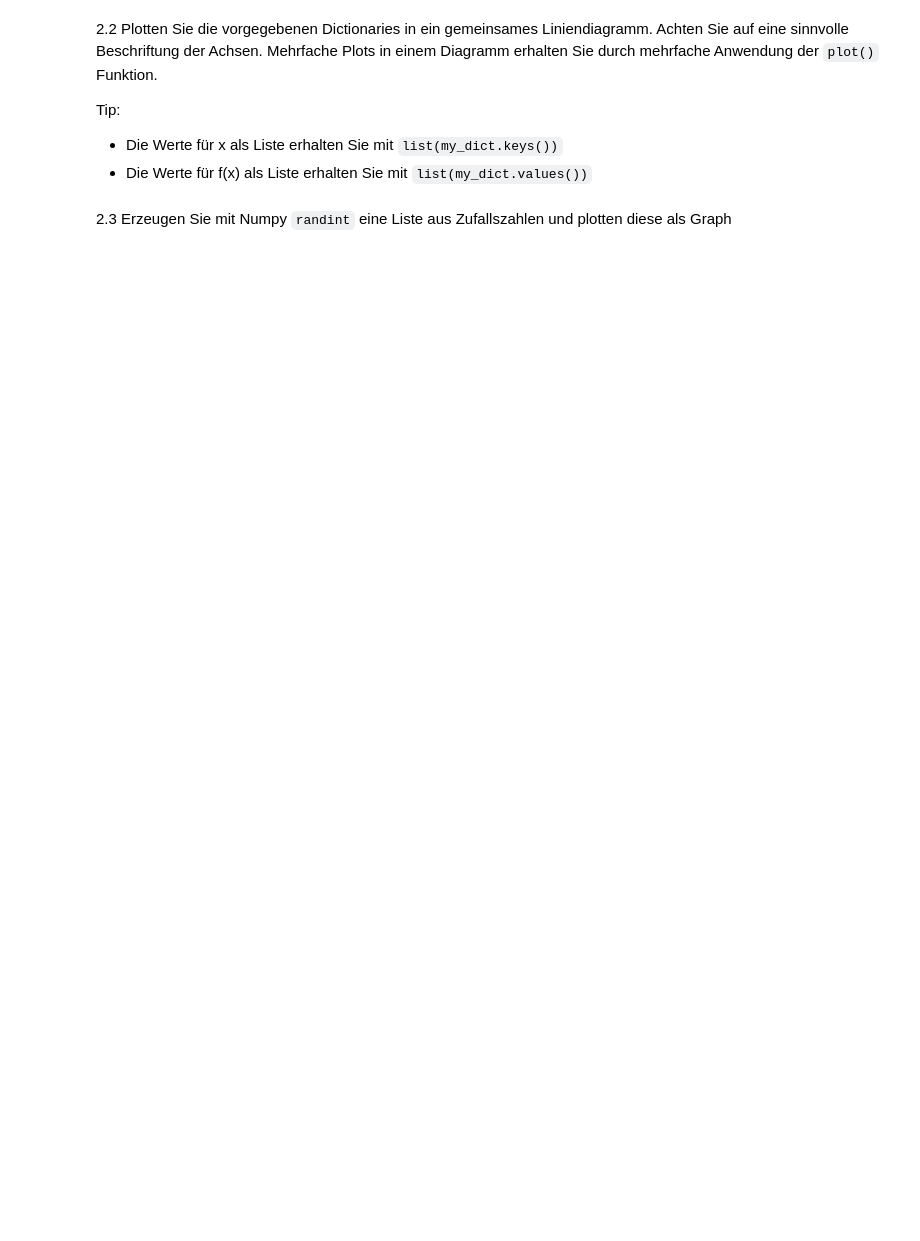
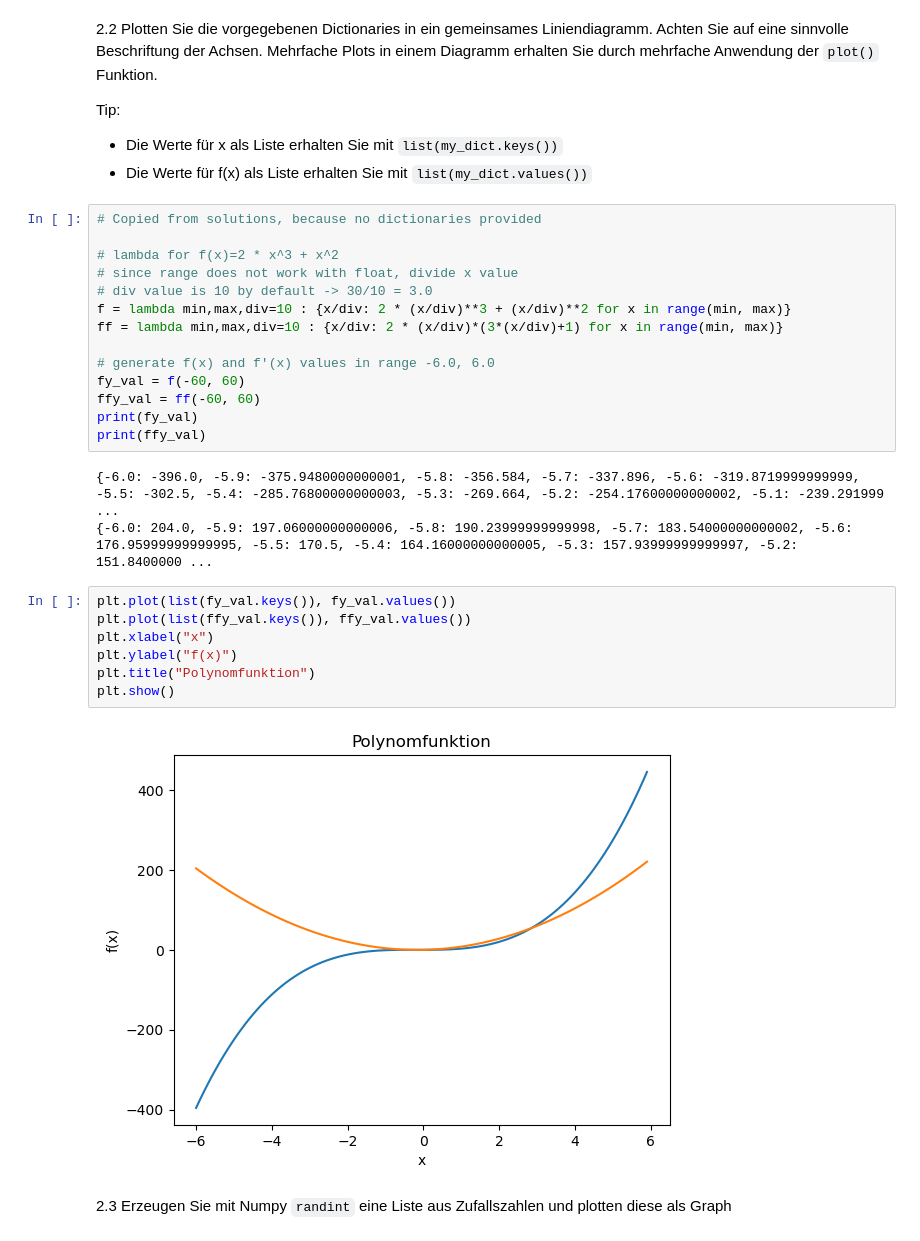
Before and after one commit to thieleju/studium, a Jupyter notebook: Data Science Schwerpunkt/uebung/2b_Bibliotheken.ipynb, the cells around one changed output. Saved outputs shown, nothing was run; the diff lists cells and outputs as text; blank space fills up the shorter version.

```diff
--- a/Data Science Schwerpunkt/uebung/2b_Bibliotheken.ipynb
+++ b/Data Science Schwerpunkt/uebung/2b_Bibliotheken.ipynb
@@ -34,5 +70,31 @@ Tip:
 
 - Die Werte für x als Liste erhalten Sie mit `list(my_dict.keys())`
 - Die Werte für f(x) als Liste erhalten Sie mit `list(my_dict.values())`
+# %%
+# Copied from solutions, because no dictionaries provided
+
+# lambda for f(x)=2 * x^3 + x^2
+# since range does not work with float, divide x value
+# div value is 10 by default -> 30/10 = 3.0
+f = lambda min,max,div=10 : {x/div: 2 * (x/div)**3 + (x/div)**2 for x in range(min, max)}
+ff = lambda min,max,div=10 : {x/div: 2 * (x/div)*(3*(x/div)+1) for x in range(min, max)}
+
+# generate f(x) and f'(x) values in range -6.0, 6.0
+fy_val = f(-60, 60)
+ffy_val = ff(-60, 60)
+print(fy_val)
+print(ffy_val)
+# %% [output]
+{-6.0: -396.0, -5.9: -375.9480000000001, -5.8: -356.584, -5.7: -337.896, -5.6: -319.8719999999999, -5.5: -302.5, -5.4: -285.76800000000003, -5.3: -269.664, -5.2: -254.17600000000002, -5.1: -239.291999 ...
+{-6.0: 204.0, -5.9: 197.06000000000006, -5.8: 190.23999999999998, -5.7: 183.54000000000002, -5.6: 176.95999999999995, -5.5: 170.5, -5.4: 164.16000000000005, -5.3: 157.93999999999997, -5.2: 151.8400000 ...
+# %%
+plt.plot(list(fy_val.keys()), fy_val.values())
+plt.plot(list(ffy_val.keys()), ffy_val.values())
+plt.xlabel("x")
+plt.ylabel("f(x)")
+plt.title("Polynomfunktion")
+plt.show()
+# %% [output]
+[figure, added]
 # %% [markdown]
 2.3 Erzeugen Sie mit Numpy `randint` eine Liste aus Zufallszahlen und plotten diese als Graph
```
Also changed, not shown: parts of 11 cells of this notebook.
